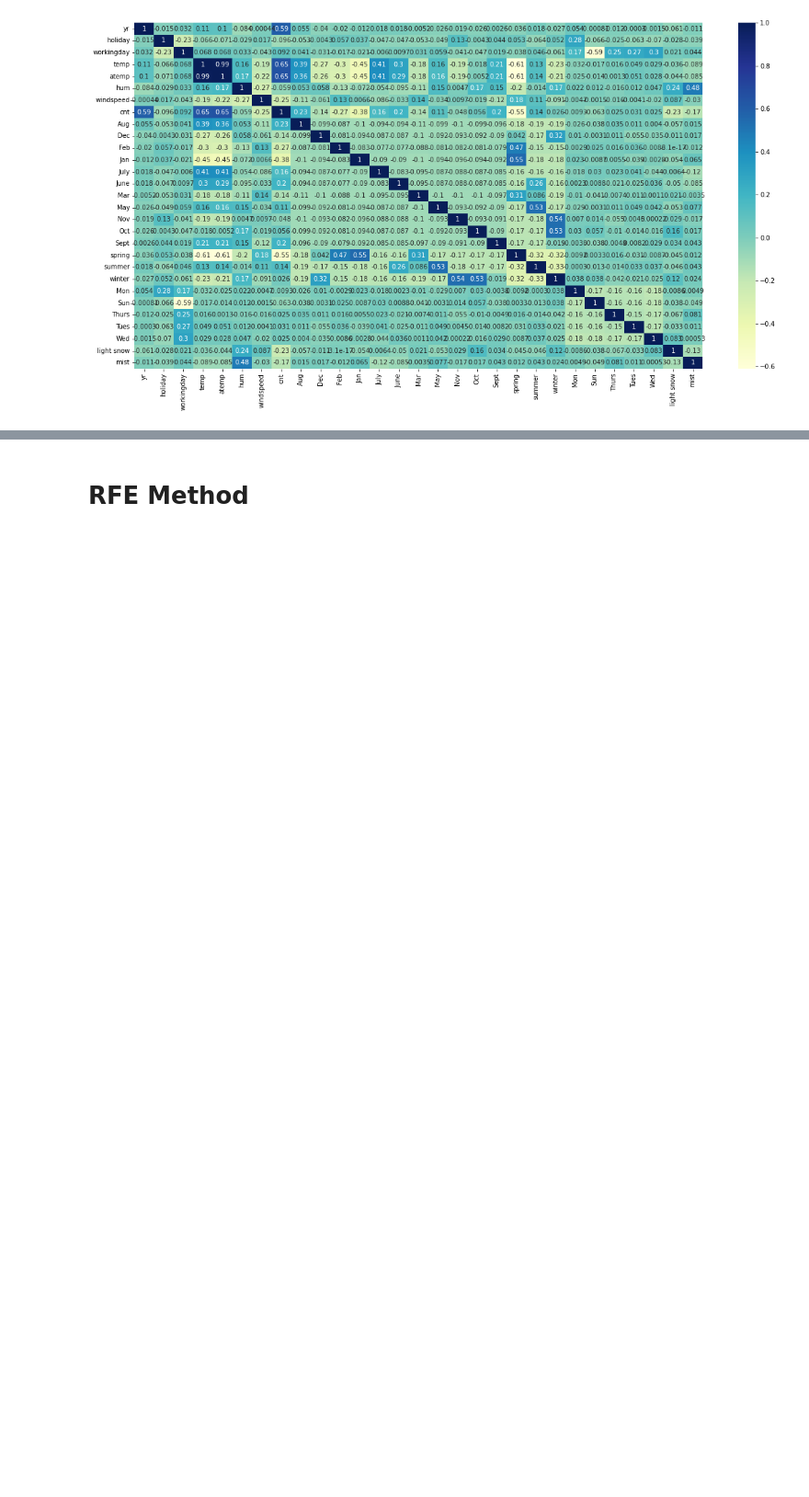
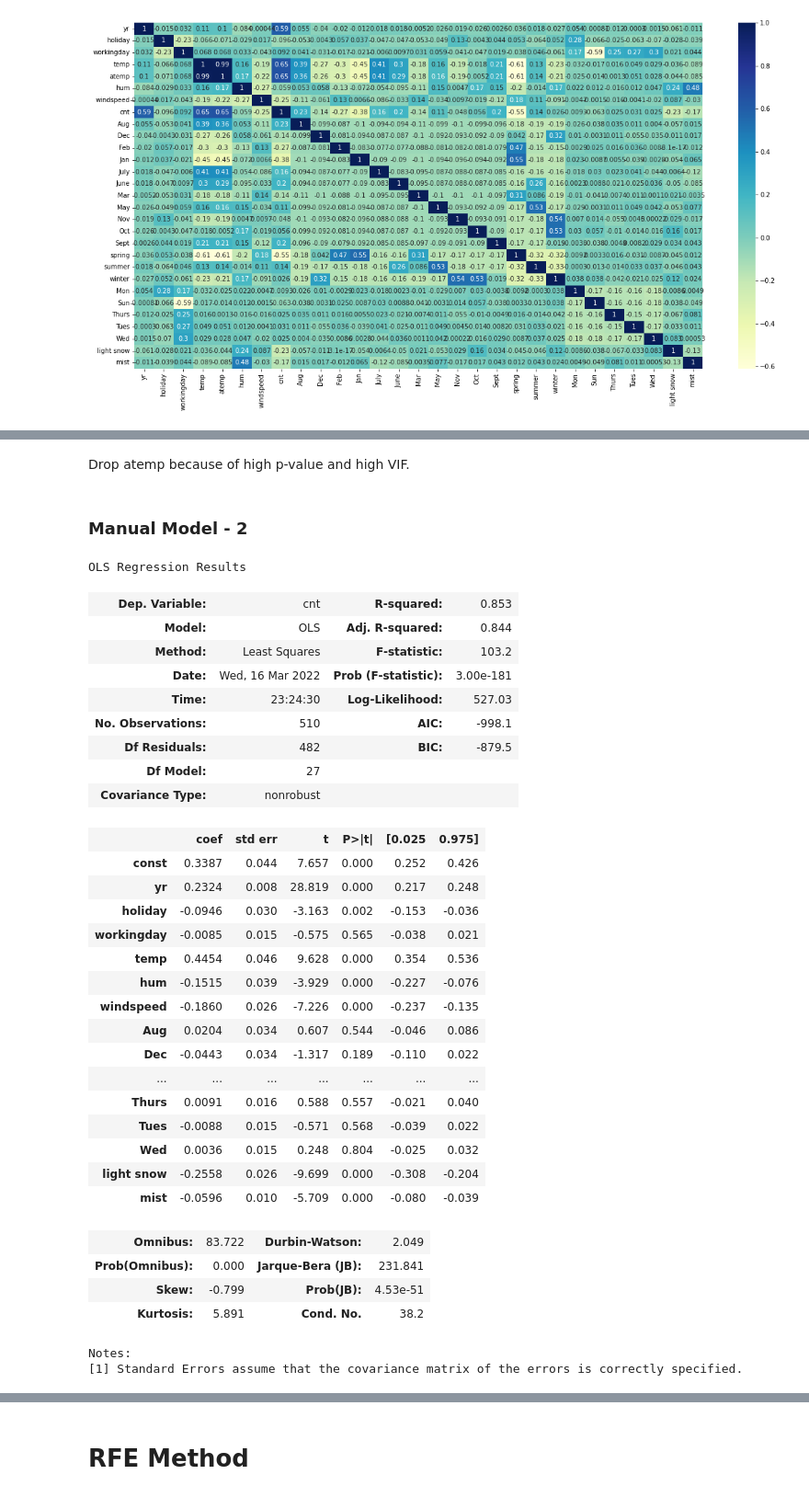
Before and after one commit to abhinavkrdubey/bike-rental-prediction, a Jupyter notebook: Bike Sharing Assignment.ipynb, the cells around one changed output, grey strips where cells are left out. Shown at 92% size. Cells and saved outputs as stored; diff of their text form; code cells hidden in the pictures; blank space fills up the shorter version.

```diff
--- a/Bike Sharing Assignment.ipynb
+++ b/Bike Sharing Assignment.ipynb
@@ -283,0 +354,2 @@ X_train = bike_df_train
+# %%
+X_train_man = X_train_man.drop('const', axis = 1)
@@ -283,0 +382,44 @@ X_train = bike_df_train
+# %% [markdown]
+Drop atemp because of high p-value and high VIF.
+# %%
+X_train_man = X_train_man.drop('atemp', axis = 1)
+# %% [markdown]
+### Manual Model - 2
+# %%
+X_train_man = sm.add_constant(X_train_man)
+lr = sm.OLS(y_train, X_train_man)
+lr_model = lr.fit()
+lr_model.summary()
+# %% [output]
+OLS Regression Results
+| Dep. Variable: | cnt | R-squared: | 0.853 |
+| Model: | OLS | Adj. R-squared: | 0.844 |
+| Method: | Least Squares | F-statistic: | 103.2 |
+| Date: | Wed, 16 Mar 2022 | Prob (F-statistic): | 3.00e-181 |
+| Time: | 23:24:30 | Log-Likelihood: | 527.03 |
+| No. Observations: | 510 | AIC: | -998.1 |
+| Df Residuals: | 482 | BIC: | -879.5 |
+| Df Model: | 27 |  |  |
+| Covariance Type: | nonrobust |  |  |
+|  | coef | std err | t | P>|t| | [0.025 | 0.975] |
+| const | 0.3387 | 0.044 | 7.657 | 0.000 | 0.252 | 0.426 |
+| yr | 0.2324 | 0.008 | 28.819 | 0.000 | 0.217 | 0.248 |
+| holiday | -0.0946 | 0.030 | -3.163 | 0.002 | -0.153 | -0.036 |
+| workingday | -0.0085 | 0.015 | -0.575 | 0.565 | -0.038 | 0.021 |
+| temp | 0.4454 | 0.046 | 9.628 | 0.000 | 0.354 | 0.536 |
+| hum | -0.1515 | 0.039 | -3.929 | 0.000 | -0.227 | -0.076 |
+| windspeed | -0.1860 | 0.026 | -7.226 | 0.000 | -0.237 | -0.135 |
+| Aug | 0.0204 | 0.034 | 0.607 | 0.544 | -0.046 | 0.086 |
+| Dec | -0.0443 | 0.034 | -1.317 | 0.189 | -0.110 | 0.022 |
+| ... | ... | ... | ... | ... | ... | ... |
+| Thurs | 0.0091 | 0.016 | 0.588 | 0.557 | -0.021 | 0.040 |
+| Tues | -0.0088 | 0.015 | -0.571 | 0.568 | -0.039 | 0.022 |
+| Wed | 0.0036 | 0.015 | 0.248 | 0.804 | -0.025 | 0.032 |
+| light snow | -0.2558 | 0.026 | -9.699 | 0.000 | -0.308 | -0.204 |
+| mist | -0.0596 | 0.010 | -5.709 | 0.000 | -0.080 | -0.039 |
+| Omnibus: | 83.722 | Durbin-Watson: | 2.049 |
+| Prob(Omnibus): | 0.000 | Jarque-Bera (JB): | 231.841 |
+| Skew: | -0.799 | Prob(JB): | 4.53e-51 |
+| Kurtosis: | 5.891 | Cond. No. | 38.2 |
+Notes:
+[1] Standard Errors assume that the covariance matrix of the errors is correctly specified.
```
Also changed, not shown: parts of 23 cells of this notebook, 3 other files.
